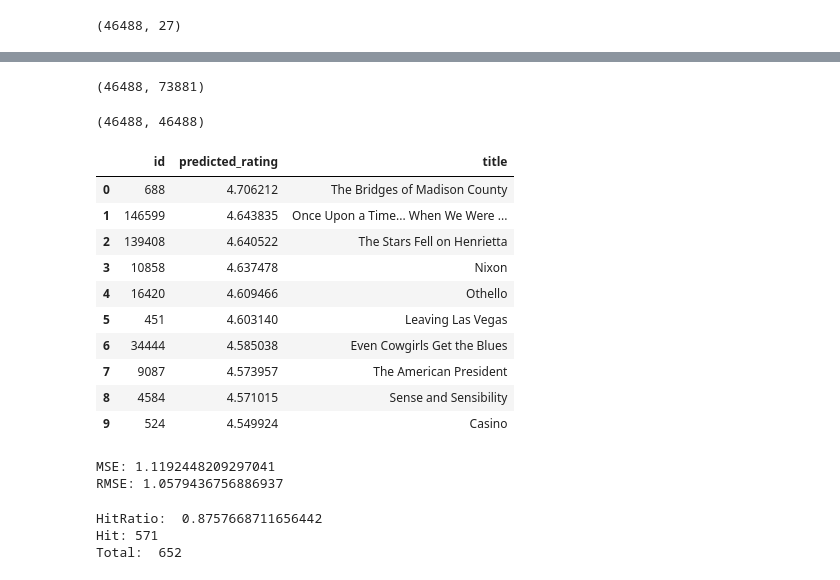
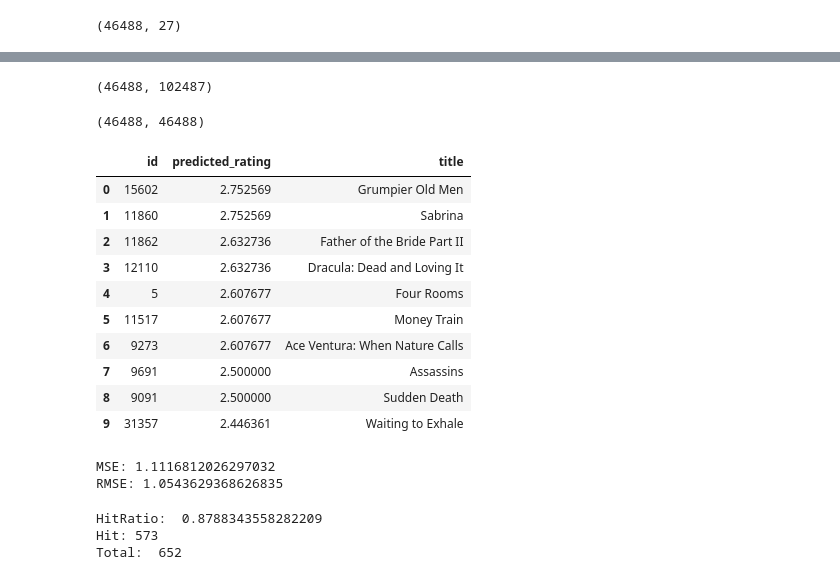
Before and after one commit to ZvonimirRavlic/hybridReccomenderSystem, a Jupyter notebook: contentBasedFiltering.ipynb, the cells around one changed output, grey strips where cells are left out. Drawn from its saved outputs; the diff is of its cells as text; code cells hidden in the pictures.

Commit message:
Verzija sa testovima mse rmse

```diff
--- a/contentBasedFiltering.ipynb
+++ b/contentBasedFiltering.ipynb
@@ -56,8 +56,8 @@ def get_director(x):
 def get_list(x):
     if isinstance(x, list):
         names = [i['name'] for i in x]
-        if len(names) > 3:
-            names = names[:3]
+        if len(names) > 5:
+            names = names[:5]
         return names
     return []
 
@@ -117,7 +111,7 @@ count = CountVectorizer(stop_words='english')
 count_matrix = count.fit_transform(movie_metadata['soup'])
 count_matrix.shape
 # %% [output]
-(46488, 73881)
+(46488, 102487)
 # %%
 cosine_sim = cosine_similarity(count_matrix, count_matrix)
 cosine_sim.shape
@@ -190,19 +184,19 @@ def get_recommendations(user_id):
                                  columns=['id', 'predicted_rating']), movie_metadata[['id', 'title']], on='id',
                     how='inner')
 # %%
-get_recommendations(222)
+get_recommendations(1)
 # %% [output]
 |  | id | predicted_rating | title |
-| 0 | 688 | 4.706212 | The Bridges of Madison County |
-| 1 | 146599 | 4.643835 | Once Upon a Time... When We Were ... |
-| 2 | 139408 | 4.640522 | The Stars Fell on Henrietta |
-| 3 | 10858 | 4.637478 | Nixon |
-| 4 | 16420 | 4.609466 | Othello |
-| 5 | 451 | 4.603140 | Leaving Las Vegas |
-| 6 | 34444 | 4.585038 | Even Cowgirls Get the Blues |
-| 7 | 9087 | 4.573957 | The American President |
-| 8 | 4584 | 4.571015 | Sense and Sensibility |
-| 9 | 524 | 4.549924 | Casino |
+| 0 | 15602 | 2.752569 | Grumpier Old Men |
+| 1 | 11860 | 2.752569 | Sabrina |
+| 2 | 11862 | 2.632736 | Father of the Bride Part II |
+| 3 | 12110 | 2.632736 | Dracula: Dead and Loving It |
+| 4 | 5 | 2.607677 | Four Rooms |
+| 5 | 11517 | 2.607677 | Money Train |
+| 6 | 9273 | 2.607677 | Ace Ventura: When Nature Calls |
+| 7 | 9691 | 2.500000 | Assassins |
+| 8 | 9091 | 2.500000 | Sudden Death |
+| 9 | 31357 | 2.446361 | Waiting to Exhale |
 # %%
 data = []
 ratings_test = pd.merge(ratings_test, movie_metadata[['id']], left_on='movieId', right_on='id', how='inner')
@@ -218,8 +212,8 @@ mse, rmse = calculate_mse_and_rmse(data)
 print("MSE:", mse)
 print("RMSE:", rmse)
 # %% [output]
-MSE: 1.1192448209297041
-RMSE: 1.0579436756886937
+MSE: 1.1116812026297032
+RMSE: 1.0543629368626835
 # %%
 user_ids = ratings_test['userId'].unique()
 ratings_test = pd.merge(ratings_test, movie_metadata[['id']], left_on='movieId', right_on='id', how='inner')
@@ -234,6 +228,6 @@ print("HitRatio: ", hit / total)
 print("Hit:", hit)
 print("Total: ", total)
 # %% [output]
-HitRatio:  0.8757668711656442
-Hit: 571
+HitRatio:  0.8788343558282209
+Hit: 573
 Total:  652
```
Also changed, not shown: parts of 4 cells of this notebook, 2 other files.
